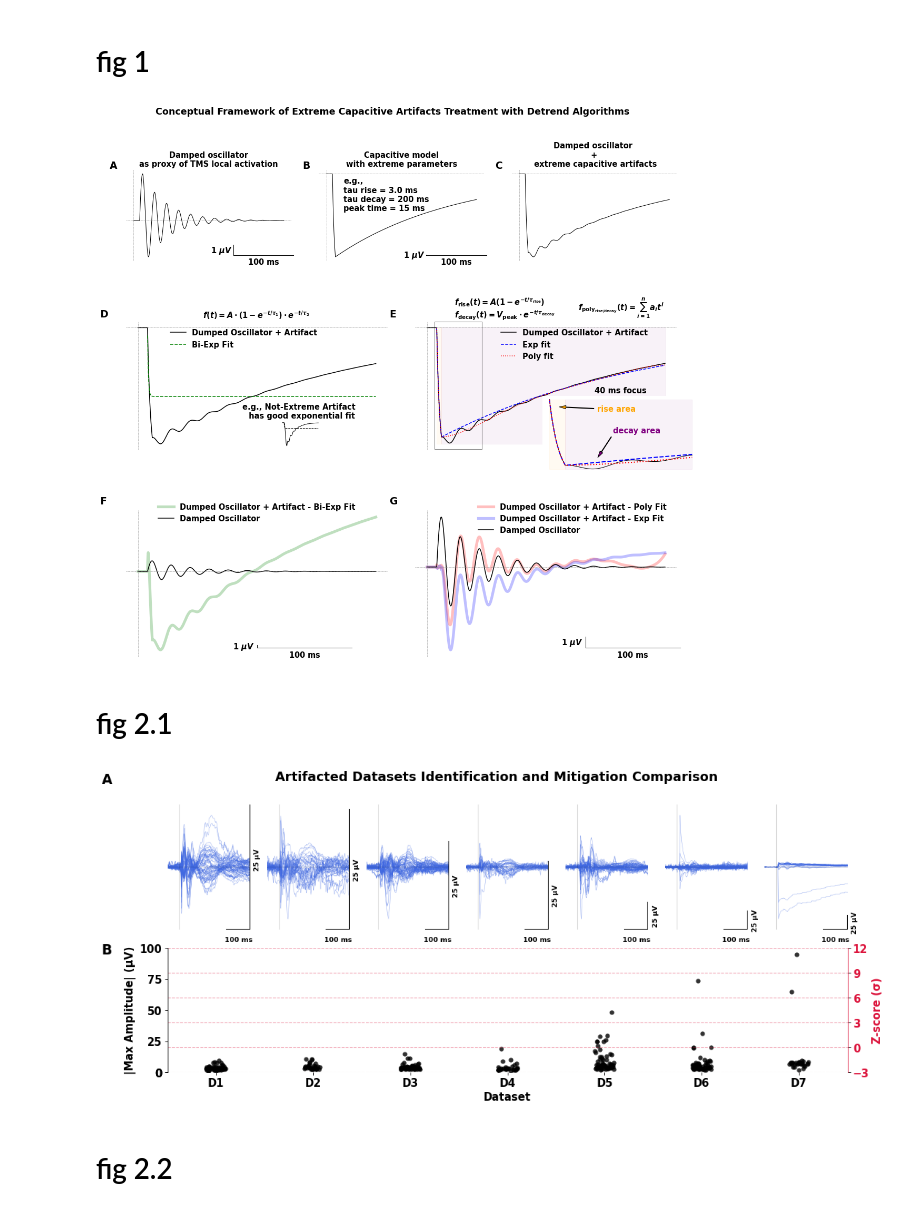
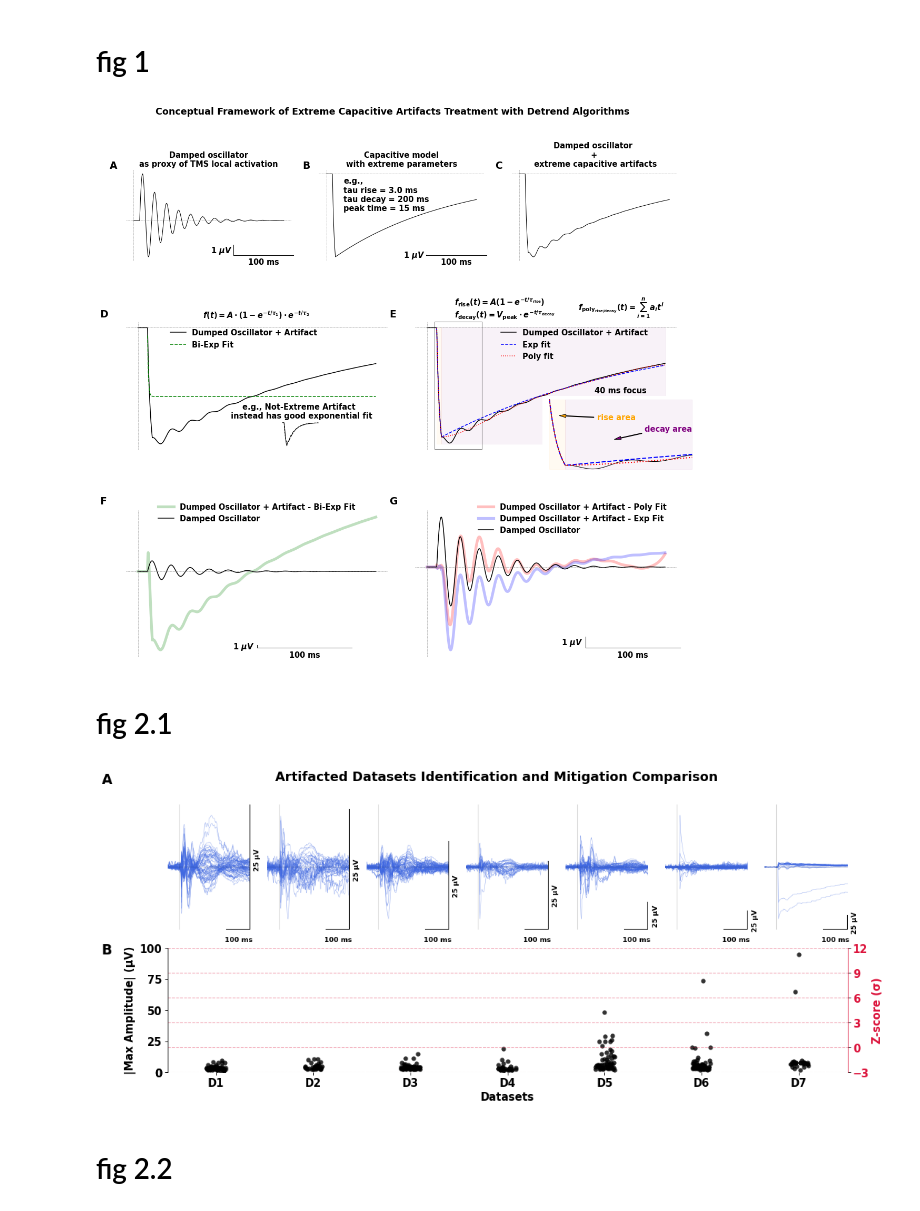
Before and after one commit to albertoarturovergani/windowedDetrend, a Jupyter notebook: scripts/2025_07_28_FigurePaper.ipynb, the cells around one changed output. Saved outputs shown, nothing was run; the diff lists cells and outputs as text; code cells hidden in the pictures.

```diff
--- a/scripts/2025_07_28_FigurePaper.ipynb
+++ b/scripts/2025_07_28_FigurePaper.ipynb
@@ -284,9 +284,9 @@ mae_exp = mean_absolute_error(np.concatenate([y_rise, y_decay]), np.concatenate(
 mse_poly = mean_squared_error(np.concatenate([y_rise, y_decay]), np.concatenate([fit_poly_rise, fit_poly_decay]))
 mae_poly = mean_absolute_error(np.concatenate([y_rise, y_decay]), np.concatenate([fit_poly_rise, fit_poly_decay]))
 
-# ─── Nuovo segnale con tauRise più lento (100 ms), decay invariato ───────
-tauRise_inset = tauRise*20
-tauDecay_inset = tauDecay*0.25
+# ─── Nuovo segnale con parametri meno estremi ───────
+tauRise_inset = 25 #tauRise*20*2
+tauDecay_inset = 50 #tauDecay*0.25*2
 charge_inset = -carica_scarica(t, t0, t_peak*2, tauRise_inset, tauDecay_inset) * k
 sum_signal_inset = y + charge_inset
 mask_fit = t > t0
@@ -465,18 +465,19 @@ inset_decay.annotate('rise area', xy=(x_rise-2.5, y_rise-5),
 
 # Annotazione per la zona viola (decay)
 inset_decay.annotate('decay area',
-                     xy=(x_decay-25, y_decay-50),
-                  xytext=(x_decay-20, y_decay-20),
-                  arrowprops=dict(facecolor='purple', edgecolor='black',
-                                  shrink=0.05, width=1, headwidth=6),
-                  color='purple')
+                     xy=(x_decay-20, y_decay-10),
+                     xytext=(x_decay-10, y_decay),
+                     arrowprops=dict(facecolor='purple', edgecolor='black',
+                                     shrink=0.05, width=1, headwidth=6),
+                     color='purple')
+
 
 from mpl_toolkits.axes_grid1.inset_locator import inset_axes
 # Crea inset in basso a destra di ax3
 inset_ax = inset_axes(ax3_left, width="15%", height="20%", loc='lower right', borderpad=2, bbox_to_anchor=(-0.05*4, -0.1, 1, 1), bbox_transform=ax3_left.transAxes)
 inset_ax.plot(t_fit, fit_curve_inset, '--', color='black', lw=1)
 inset_ax.plot(t, sum_signal_inset, color='k', lw=1, label='Artifacted Damped Oscillator')
-inset_ax.set_title('e.g., Not-Extreme Artifact \n has good exponential fit')
+inset_ax.set_title('e.g., Not-Extreme Artifact \n instead has good exponential fit')
 inset_ax.set_xticks([])
 inset_ax.set_yticks([])
 inset_ax.set_xticklabels([])
@@ -500,34 +501,34 @@ ax_left.legend(
 
 #ax_right.plot(t, resid_exp, '-', label=f'exp\nMSE={mse_exp:.2f}, MAE={mae_exp:.2f}', color='b')
 #ax_right.plot(t, resid_poly, '-', label=f'poly\nMSE={mse_poly:.2f}, MAE={mae_poly:.2f}', color='r')
 ax_right.plot(t, resid_poly, '-', label='Dumped Oscillator + Artifact - Poly Fit',  color='r', linewidth=5, alpha=.25)
 ax_right.plot(t, resid_exp, '-', label='Dumped Oscillator + Artifact - Exp Fit', color='b', linewidth=5, alpha=.25)
 ax_right.plot(t, y, '-', c='k', alpha=1, label='Damped Oscillator')
 ax_right.set_title(' ')
 ax_right.set_xlabel(' ')
 base_axis(ax_right)
 add_scale_symbol(ax_right)
 
 ax_right.legend(
     loc='upper center',
     bbox_to_anchor=(0.6, 1.1),
     ncol=1,
     frameon=False
 )
 
 # Lettere nei pannelli principali (in alto a sinistra)
 for i, ax in enumerate([ax0, ax1, ax2, ax3_left, ax3_right, ax_left, ax_right]):
     ax.text(-0.1, 1.1, chr(65 + i), transform=ax.transAxes,
             fontsize=18, fontweight='bold', va='top', ha='left')
 
 plt.tight_layout()
 # Salvataggio
 os.makedirs("./paperFigures", exist_ok=True)
 fig.savefig("./paperFigures/FigureA.pdf", format="pdf", bbox_inches="tight")
 fig.savefig("./paperFigures/FigureA.png", format="png", bbox_inches="tight")
 fig.savefig("./paperFigures/FigureA.svg", format="svg", bbox_inches="tight")
 # %% [output]
-[figure, old version]
+[figure, new version]
 # %% [markdown]
 # fig 2.1
 # %%
@@ -619,8 +620,6 @@ for idx, (path, name) in enumerate(zip(file_paths, dataset_names)):
                 textcoords='offset points', xytext=(5, 0),
                 ha='left', va='center', fontsize=9, rotation='vertical')
 
-
-
     # Axes cleanup
     ax.set_xticks([])
     ax.set_yticks([])
@@ -632,18 +631,18 @@ for idx, (path, name) in enumerate(zip(file_paths, dataset_names)):
     for ch_idx in range(mean_data.shape[0]):
         signal = mean_data[ch_idx] * scale
         max_val = np.max(np.abs(signal))
-        max_amplitudes.append({"Dataset": name, "Channel": ch_idx, "MaxAmplitude": max_val})
+        max_amplitudes.append({"Datasets": name, "Channel": ch_idx, "MaxAmplitude": max_val})
 
 # === SWARM PLOT ===
 df_max = pd.DataFrame(max_amplitudes)
 
 # Calcolo Z-score intra-dataset per ciascun dato
-df_max["ZscoreIntra"] = df_max.groupby("Dataset")["MaxAmplitude"].transform(zscore).abs()
+df_max["ZscoreIntra"] = df_max.groupby("Datasets")["MaxAmplitude"].transform(zscore).abs()
 df_max["ZscoreGlobal"] = zscore(df_max["MaxAmplitude"])
 
 # === SWARM PLOT AMPLITUDINI ===
 ax_swarm = fig.add_subplot(gs[1, :])
-sns.stripplot(data=df_max, x="Dataset", y="MaxAmplitude", ax=ax_swarm,
+sns.stripplot(data=df_max, x="Datasets", y="MaxAmplitude", ax=ax_swarm,
               size=3*2, color="black", alpha=0.8)
 ax_swarm.set_ylabel("|Max Amplitude| (µV)")
 ax_swarm.spines['top'].set_visible(False)
@@ -654,7 +653,7 @@ ax_swarm.spines['bottom'].set_visible(False)
 
 # === SWARM Z-SCORE SECONDARY AXIS ===
 ax_z = ax_swarm.twinx()
-sns.swarmplot(data=df_max, x="Dataset", y="ZscoreGlobal", ax=ax_z,
+sns.swarmplot(data=df_max, x="Datasets", y="ZscoreGlobal", ax=ax_z,
               size=3, color="crimson", alpha=0)
 ax_z.set_ylabel("Z-score", color="crimson")
 ax_z.tick_params(axis='y', labelcolor='crimson')
@@ -676,7 +675,7 @@ fig.savefig(os.path.join(save_dir, "Figure_B.pdf"), bbox_inches="tight")
 fig.savefig(os.path.join(save_dir, "Figure_B.svg"), bbox_inches="tight")
 plt.show()
 # %% [output]
-[figure, old version]
+[figure, new version]
 # %% [markdown]
 # fig 2.2
 # %%
```
Also changed, not shown: parts of 5 cells of this notebook, 9 other files.
